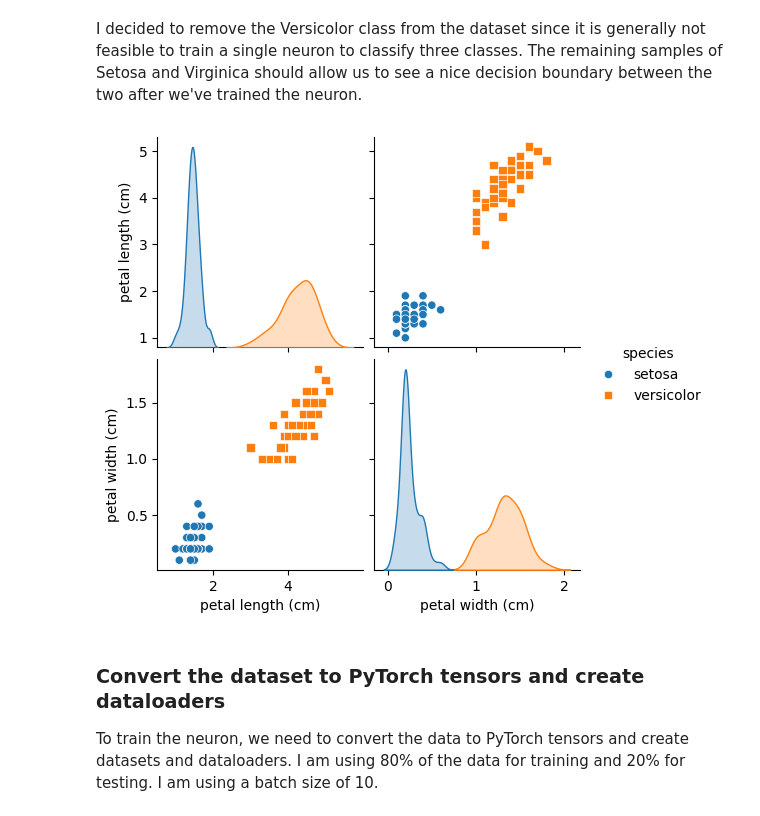
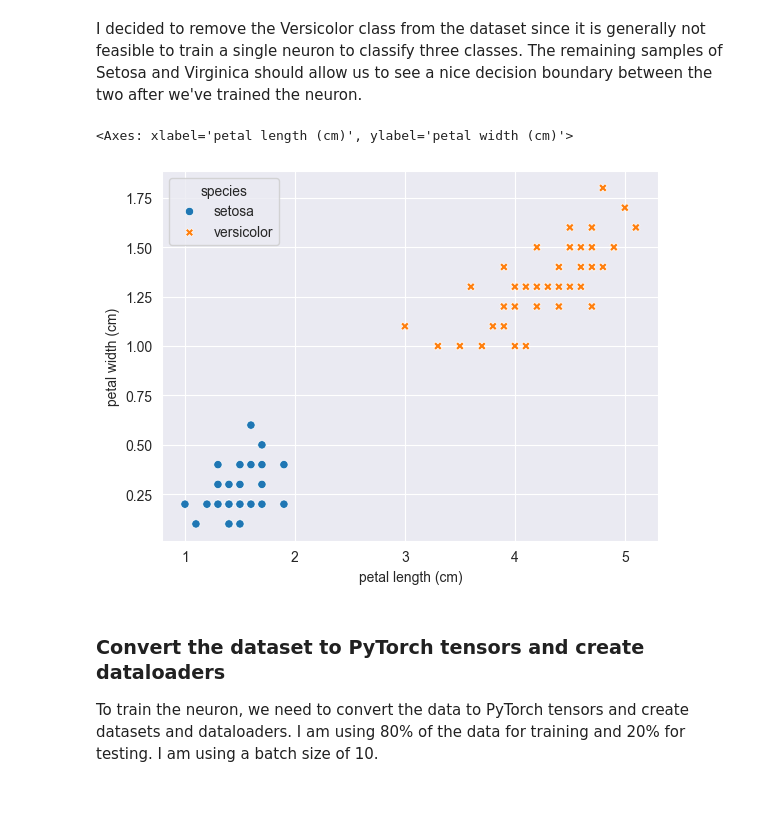
Before and after one commit to florianbuetow/llm-fasttrack, a Jupyter notebook: notebooks/002-pytorch-neuron.ipynb, the cells around one changed output. Drawn from its saved outputs; the diff is of its cells as text; code cells hidden in the pictures.

```diff
--- a/notebooks/002-pytorch-neuron.ipynb
+++ b/notebooks/002-pytorch-neuron.ipynb
@@ -64,13 +64,14 @@ feature_names = iris.feature_names
 # remove two columns from the feature matrix
 X = X[:, 2:]  # Keep only petal length and petal width
 feature_names = feature_names[2:]  # Keep only petal length and petal width
-# %%
-iris_df = pd.DataFrame(X, columns=feature_names)
-iris_df['species'] = pd.Categorical.from_codes(y, flower_labels)
-sns.pairplot(iris_df, hue='species', markers=["o", "s"])
-plt.show()
-# %% [output]
-[figure, removed]
+# %%
+iris_df = pd.DataFrame(X, columns=feature_names)
+iris_df['species'] = pd.Categorical.from_codes(y, flower_labels)
+# sns scatterplot
+sns.scatterplot(data=iris_df, x=feature_names[0], y=feature_names[1], hue='species', style='species')
+# %% [output]
+<Axes: xlabel='petal length (cm)', ylabel='petal width (cm)'>
+[figure, added]
 # %% [markdown]
 ### Convert the dataset to PyTorch tensors and create dataloaders
 
```
Also changed, not shown: parts of 7 cells of this notebook, 1 other file.
